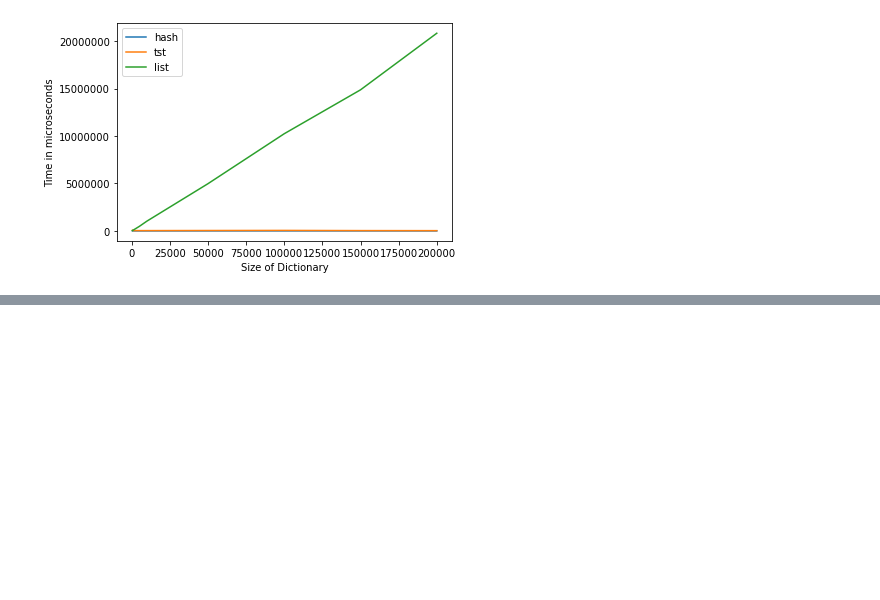
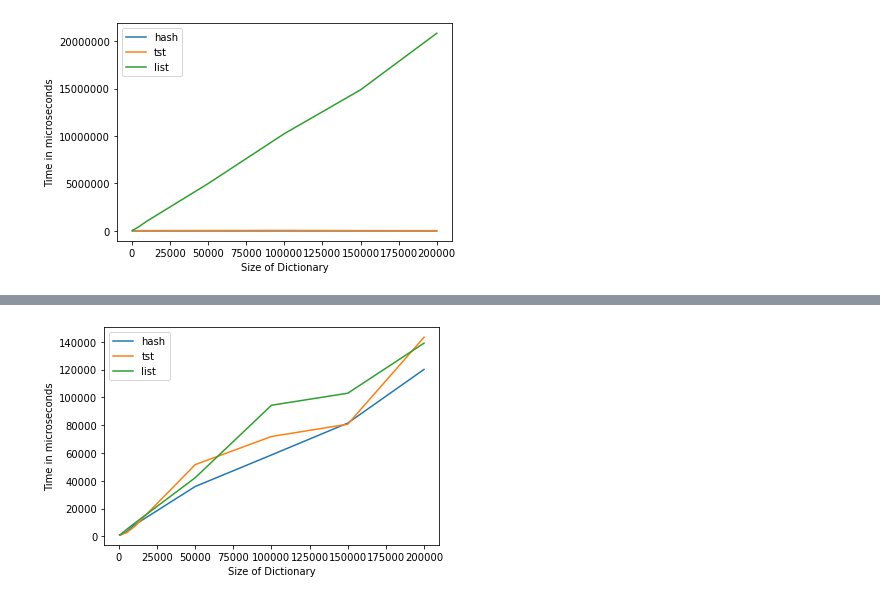
Before and after one commit to AnthonyLimanto/AlgorithmsAssignment_1, a Jupyter notebook: Untitled.ipynb, the cells around one changed output, grey strips where cells are left out. Saved outputs shown, nothing was run; the diff lists cells and outputs as text; code cells hidden in the pictures; blank space fills up the shorter version.

```diff
--- a/Untitled.ipynb
+++ b/Untitled.ipynb
@@ -160,0 +215,44 @@ plt.show()
+# %%
+hashAC500 = (982900 + 989750 + 1008600 + 1015650 + 1004600 + 1000600) / 6 / 1000
+hashAC1000 = (958000 + 1000550 + 976600 + 1017950 + 1010900 + 995650) / 6 / 1000
+hashAC5000 = (4569400 + 3505300 + 3003700 + 2546100 + 2807100 + 3022800) / 6 / 1000
+hashAC10000 = (6998700 + 7447000 + 7491800 + 7030500 + 9498100 + 9577800) / 6 / 1000
+hashAC50000 = (30948700 + 37994100 + 39971000 + 34122300 + 34980600 + 36949000) / 6 / 1000
+hashAC100000 = (59238100 + 54071900 + 58015300 + 55996100 + 63979700 + 59973600) / 6 / 1000
+hashAC150000 = (74027100 + 91996000 + 79966900 + 74980600 + 91928500 + 75964000) / 6 / 1000
+hashAC200000 = (96868600 + 109128200 + 106065100 + 109955000 + 111680900 + 187060300) / 6 / 1000
+
+listAC500 = (978250 + 982400 + 1000150 + 1005200 + 999000 + 989400) / 6 / 1000
+listAC1000 = (1510300 + 993000 + 1499500 + 949500 + 1376000 + 1019300) / 6 / 1000
+listAC5000 = (5462100 + 4964800 + 3525900 + 5487700 + 5511000 + 4507700) / 6 / 1000
+listAC10000 = (7947800 + 8947600 + 9483500 + 8500600 + 9467100 + 10610700) / 6 / 1000
+listAC50000 = (44941600 + 37948000 + 35996700 + 50995300 + 45028400 + 37967600) / 6 / 1000
+listAC100000 = (93958600 + 63993900 + 71005400 + 134990200 + 119988600 + 81978900) / 6 / 1000
+listAC150000 = (102956900 + 92981300 + 95885800 + 129020300 + 98026500 + 98986600) / 6 / 1000
+listAC200000 = (156315200 + 144318600 + 119246100 + 141026100 + 121991800 + 151179100) / 6 / 1000
+
+tstAC500 = (986800 + 983900 + 994700 + 997700 + 997200 + 1007800) / 6 / 1000
+tstAC1000 = (1005100 + 1018900 + 983600 + 1002200 + 985300 + 1002600) / 6 / 1000
+tstAC5000 = (2002850 + 3011500 + 3018850 + 2475200 + 2491500 + 2505150) / 6 / 1000
+tstAC10000 = (5507850 + 5503450 + 7982950 + 10500150 + 5508850 + 5516800) / 6 / 1000
+tstAC50000 = (44172650 + 48930950 + 68657350 + 42707950 + 54927800 + 50039750) / 6 / 1000
+tstAC100000 = (62014400 + 83023600 + 63015000 + 80971800 + 73014700 + 68958900) / 6 / 1000
+tstAC150000 = (73994800 + 76965200 + 82005900 + 75977400 + 93993900 + 81007600) / 6 / 1000
+tstAC200000 = (152011300 + 130000650 + 173031000 + 137008600 + 136497900 + 131012700) / 6 / 1000
+
+AC_y_hash = np.array([hashAC200000, hashAC150000, hashAC100000, hashAC50000, hashAC10000, hashAC5000, hashAC1000, hashAC500])
+AC_y_list = np.array([listAC200000, listAC150000, listAC100000, listAC50000, listAC10000, listAC5000, listAC1000, listAC500])
+AC_y_tst = np.array([tstAC200000, tstAC150000, tstAC100000, tstAC50000, tstAC10000, tstAC5000, tstAC1000, tstAC500])
+
+x2 = np.array([200000, 150000, 100000, 50000, 10000, 5000, 1000, 500])
+# %%
+plt.plot(x2, AC_y_hash, label = "hash")
+plt.plot(x2, AC_y_tst, label = "tst")
+plt.plot(x2, AC_y_list, label = "list")
+plt.legend(['hash', 'tst', 'list'])
+plt.gcf().axes[0].yaxis.get_major_formatter().set_scientific(False)
+plt.xlabel("Size of Dictionary")
+plt.ylabel("Time in microseconds")
+plt.show()
+# %% [output]
+[figure, added]
```
Also changed, not shown: parts of 3 cells of this notebook, 6 other files.
